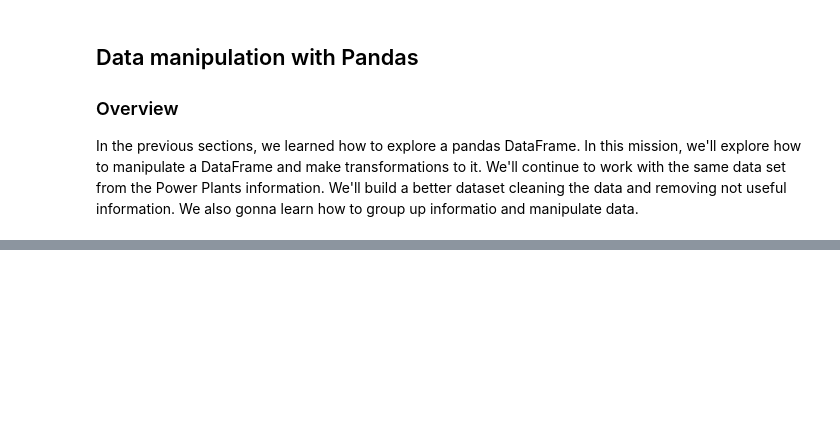
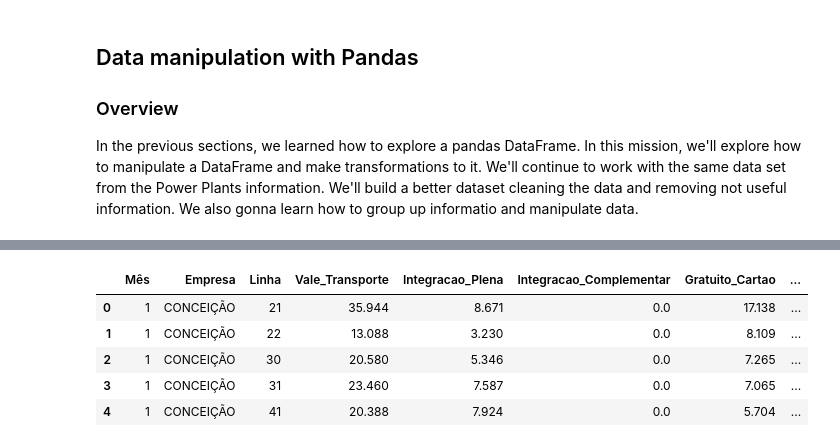
Before and after one commit to aguinaldoabbj/minicourse_open_data_natal_2019, a Jupyter notebook: 1_intro_pandas.ipynb, the cells around one changed output, grey strips where cells are left out. Cells and saved outputs as stored; diff of their text form; code cells hidden in the pictures; blank space fills up the shorter version.

```diff
--- a/1_intro_pandas.ipynb
+++ b/1_intro_pandas.ipynb
@@ -338,0 +320,9 @@ In the previous sections, we learned how to explore a pandas DataFrame. In this
+# %%
+df.drop(['Estudante_Cartao','Estudante_BT'], axis=1).head() # note that axis=1 means along with "columns". It's a column-wise operation.
+# %% [output]
+|  | Mês | Empresa | Linha | Vale_Transporte | Integracao_Plena | Integracao_Complementar | Gratuito_Cartao | ... |
+| 0 | 1 | CONCEIÇÃO | 21 | 35.944 | 8.671 | 0.0 | 17.138 | ... |
+| 1 | 1 | CONCEIÇÃO | 22 | 13.088 | 3.230 | 0.0 | 8.109 | ... |
+| 2 | 1 | CONCEIÇÃO | 30 | 20.580 | 5.346 | 0.0 | 7.265 | ... |
+| 3 | 1 | CONCEIÇÃO | 31 | 23.460 | 7.587 | 0.0 | 7.065 | ... |
+| 4 | 1 | CONCEIÇÃO | 41 | 20.388 | 7.924 | 0.0 | 5.704 | ... |
```
Also changed, not shown: parts of 20 cells of this notebook.
